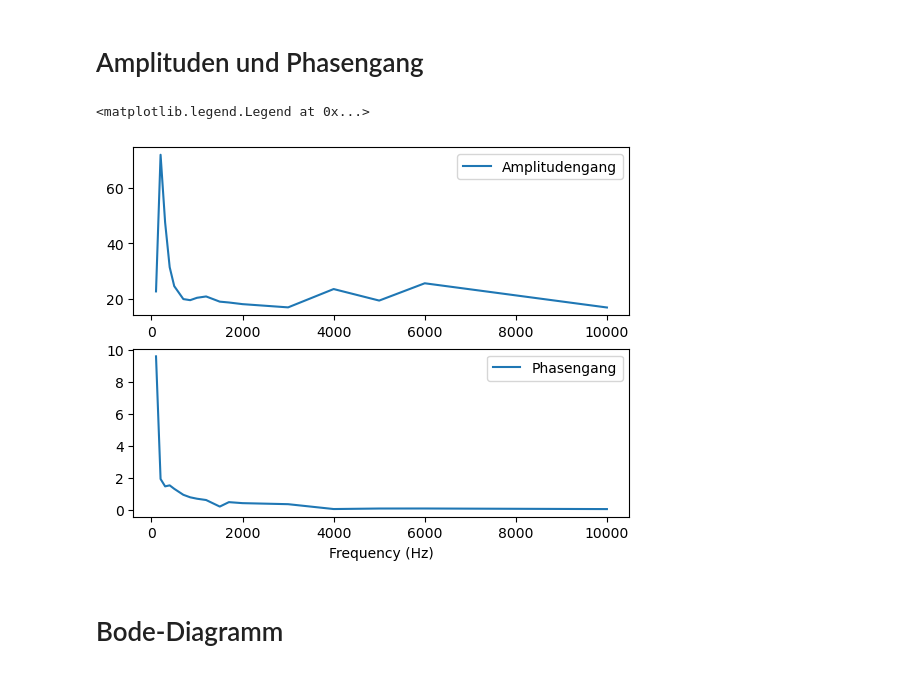
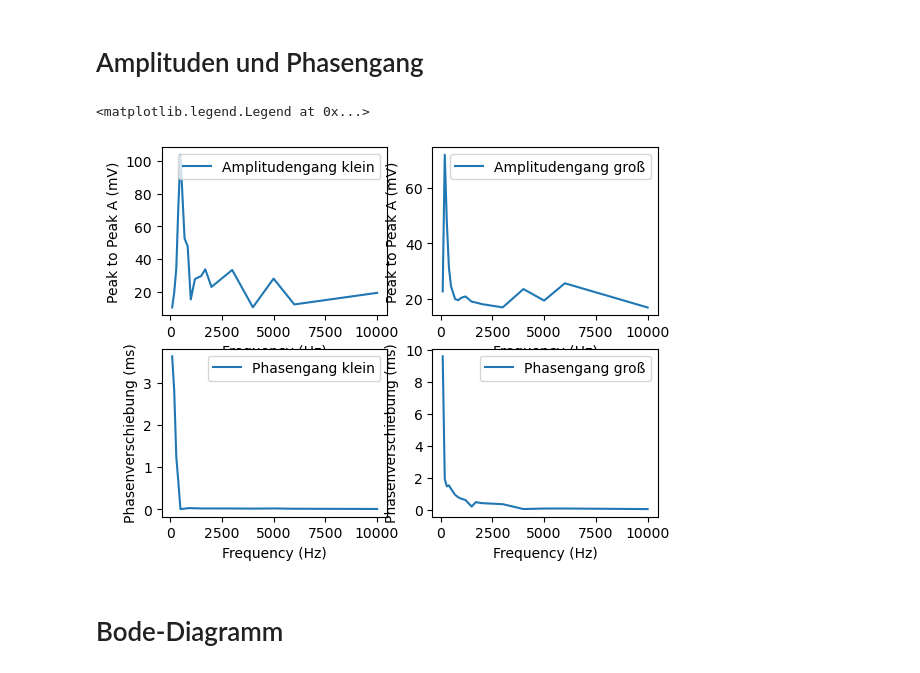
Before and after one commit to hannesbrugger/Signale-und-Systeme, a Jupyter notebook: Versuch3/Versuch3.ipynb, the cells around one changed output. Cells and saved outputs as stored; diff of their text form; code cells hidden in the pictures.

```diff
--- a/Versuch3/Versuch3.ipynb
+++ b/Versuch3/Versuch3.ipynb
@@ -59,18 +59,33 @@ Grundfrequenz: 199480.21298211112hz
 # %% [markdown]
 # Amplituden und Phasengang
-# %%
-frequenzen, ptpA, ptpB, phasenver = np.genfromtxt(os.getcwd() + "/Messdaten/lautsprecher_groß.csv", delimiter=",", skip_header=1).T
-
-plt.subplot(2,1,1)
-plt.plot(frequenzen, ptpB, label="Amplitudengang")
-plt.legend()
-plt.subplot(2,1,2)
-plt.plot(frequenzen, phasenver, label="Phasengang")
-plt.xlabel('Frequency (Hz)')
-plt.legend()
-# %% [output]
-<matplotlib.legend.Legend at 0x...>
-[figure, removed]
+# %%
+k_freq, _, k_mic, k_phase = np.genfromtxt(os.getcwd() + "/Messdaten/lautsprecher_klein.csv", delimiter=",", skip_header=1).T
+g_freq, _, g_mic, g_phase = np.genfromtxt(os.getcwd() + "/Messdaten/lautsprecher_groß.csv", delimiter=",", skip_header=1).T
+
+plt.subplot(2,2,1)
+plt.plot(k_freq, k_mic, label="Amplitudengang klein")
+plt.xlabel('Frequency (Hz)')
+plt.ylabel('Peak to Peak A (mV)')
+plt.legend()
+plt.subplot(2,2,3)
+plt.plot(k_freq, k_phase, label="Phasengang klein")
+plt.xlabel('Frequency (Hz)')
+plt.ylabel('Phasenverschiebung (ms)')
+plt.legend()
+plt.xlabel('Frequency (Hz)')
+plt.subplot(2,2,2)
+plt.plot(g_freq, g_mic, label="Amplitudengang groß")
+plt.xlabel('Frequency (Hz)')
+plt.ylabel('Peak to Peak A (mV)')
+plt.legend()
+plt.subplot(2,2,4)
+plt.plot(g_freq, g_phase, label="Phasengang groß")
+plt.xlabel('Frequency (Hz)')
+plt.ylabel('Phasenverschiebung (ms)')
+plt.legend()
+# %% [output]
+<matplotlib.legend.Legend at 0x...>
+[figure, added]
 # %% [markdown]
 # Bode-Diagramm
 # %%
```
Also changed, not shown: parts of 2 cells of this notebook, 1 other file.
